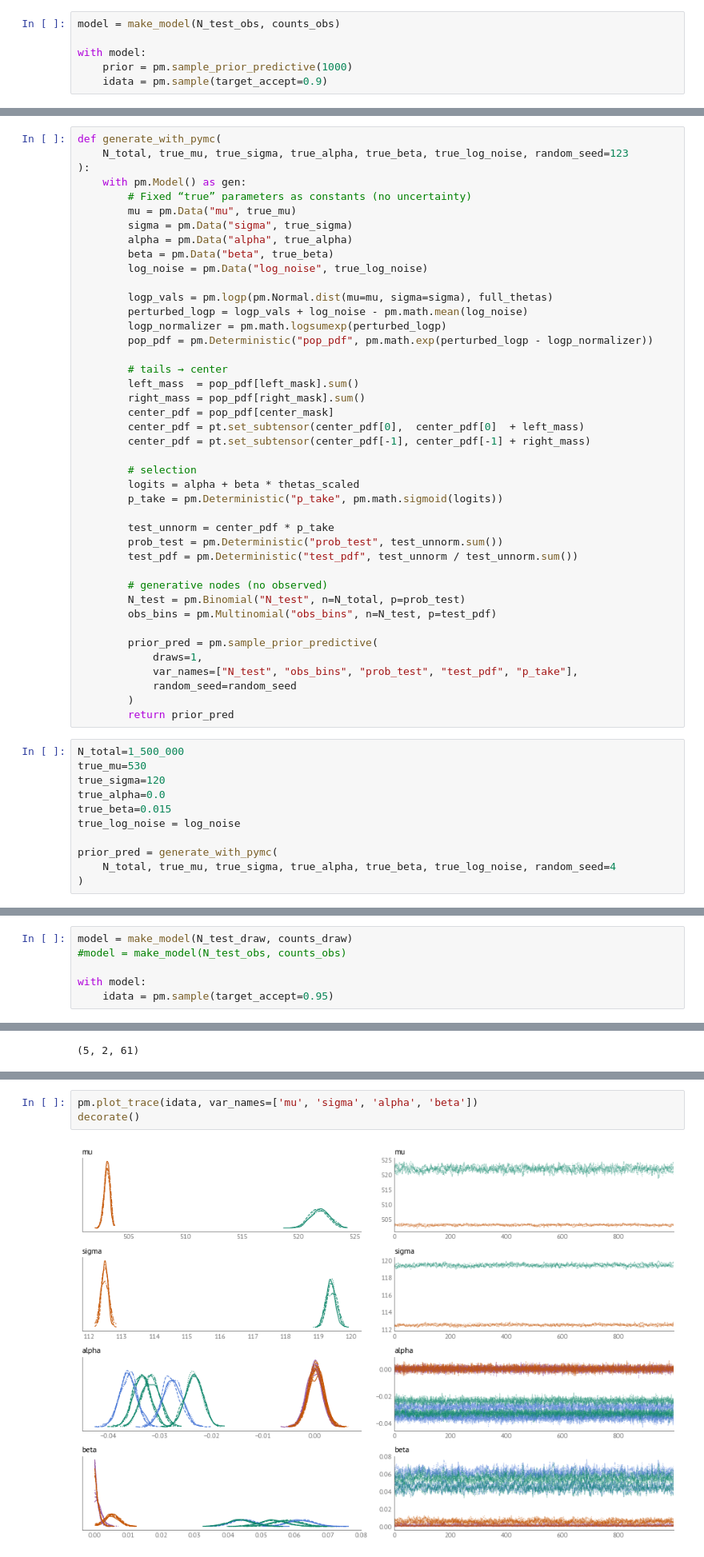
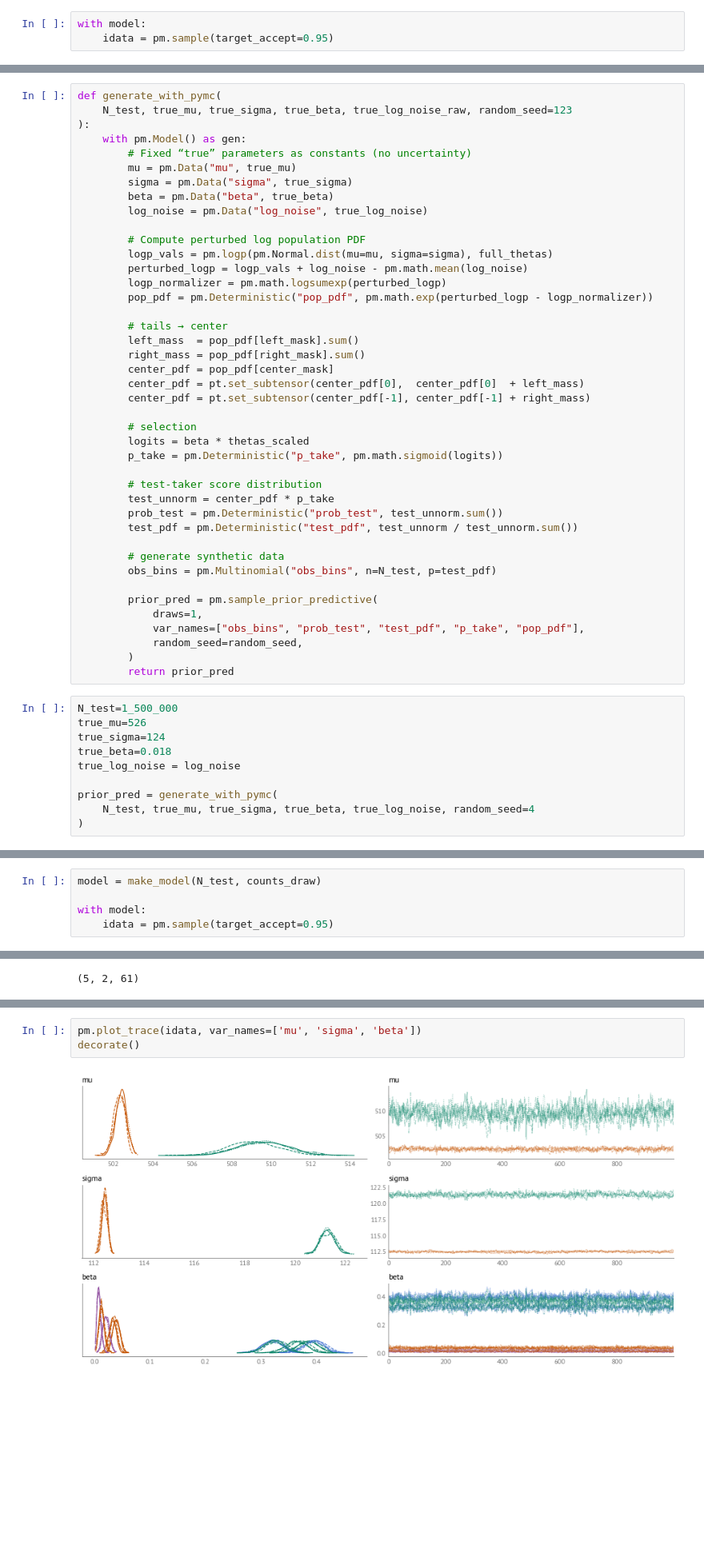
Before and after one commit to AllenDowney/SelectionSAT, a Jupyter notebook: selection_bias.ipynb, the cells around one changed output, grey strips where cells are left out. Shown at 80% size. Cells and saved outputs as stored; diff of their text form; blank space fills up the shorter version.

```diff
--- a/selection_bias.ipynb
+++ b/selection_bias.ipynb
@@ -314,7 +335,4 @@ def make_model(N_test_obs, counts_obs):
 # %%
-model = make_model(N_test_obs, counts_obs)
-
 with model:
-    prior = pm.sample_prior_predictive(1000)
-    idata = pm.sample(target_accept=0.9)
+    idata = pm.sample(target_accept=0.95)
 # %% [output]
@@ -371,16 +387,16 @@ plot_selection_function(idata, 'sat_math', thetas_scaled)
 ## Parameter recovery
 # %%
 def generate_with_pymc(
-    N_total, true_mu, true_sigma, true_alpha, true_beta, true_log_noise, random_seed=123
+    N_test, true_mu, true_sigma, true_beta, true_log_noise_raw, random_seed=123
 ):
     with pm.Model() as gen:
         # Fixed “true” parameters as constants (no uncertainty)
         mu = pm.Data("mu", true_mu)
         sigma = pm.Data("sigma", true_sigma)
-        alpha = pm.Data("alpha", true_alpha)
         beta = pm.Data("beta", true_beta)
         log_noise = pm.Data("log_noise", true_log_noise)
 
+        # Compute perturbed log population PDF
         logp_vals = pm.logp(pm.Normal.dist(mu=mu, sigma=sigma), full_thetas)
         perturbed_logp = logp_vals + log_noise - pm.math.mean(log_noise)
         logp_normalizer = pm.math.logsumexp(perturbed_logp)
@@ -394,32 +410,31 @@ def generate_with_pymc(
         center_pdf = pt.set_subtensor(center_pdf[-1], center_pdf[-1] + right_mass)
 
         # selection
-        logits = alpha + beta * thetas_scaled
+        logits = beta * thetas_scaled
         p_take = pm.Deterministic("p_take", pm.math.sigmoid(logits))
 
+        # test-taker score distribution
         test_unnorm = center_pdf * p_take
         prob_test = pm.Deterministic("prob_test", test_unnorm.sum())
         test_pdf = pm.Deterministic("test_pdf", test_unnorm / test_unnorm.sum())
 
-        # generative nodes (no observed)
-        N_test = pm.Binomial("N_test", n=N_total, p=prob_test)
+        # generate synthetic data
         obs_bins = pm.Multinomial("obs_bins", n=N_test, p=test_pdf)
 
         prior_pred = pm.sample_prior_predictive(
             draws=1,
-            var_names=["N_test", "obs_bins", "prob_test", "test_pdf", "p_take"],
-            random_seed=random_seed
+            var_names=["obs_bins", "prob_test", "test_pdf", "p_take", "pop_pdf"],
+            random_seed=random_seed,
         )
         return prior_pred
 # %%
-N_total=1_500_000
-true_mu=530
-true_sigma=120
-true_alpha=0.0
-true_beta=0.015
+N_test=1_500_000
+true_mu=526
+true_sigma=124
+true_beta=0.018
 true_log_noise = log_noise
 
 prior_pred = generate_with_pymc(
-    N_total, true_mu, true_sigma, true_alpha, true_beta, true_log_noise, random_seed=4
+    N_test, true_mu, true_sigma, true_beta, true_log_noise, random_seed=4
 )
 # %% [output]
@@ -461,6 +467,5 @@ N_test_draw, N_test_obs
 # %%
-model = make_model(N_test_draw, counts_draw)
-#model = make_model(N_test_obs, counts_obs)
+model = make_model(N_test, counts_draw)
 
 with model:
     idata = pm.sample(target_accept=0.95)
@@ -644,8 +611,8 @@ az.plot_forest(idata, var_names='log_noise', combined=True);
 # %%
-pm.plot_trace(idata, var_names=['mu', 'sigma', 'alpha', 'beta'])
+pm.plot_trace(idata, var_names=['mu', 'sigma', 'beta'])
 decorate()
 # %% [output]
-[figure, old version]
+[figure, new version]
 # %%
 pm.plot_posterior(idata, var_names=['mu', 'sigma'])
 decorate()
```
Also changed, not shown: parts of 45 cells of this notebook.
